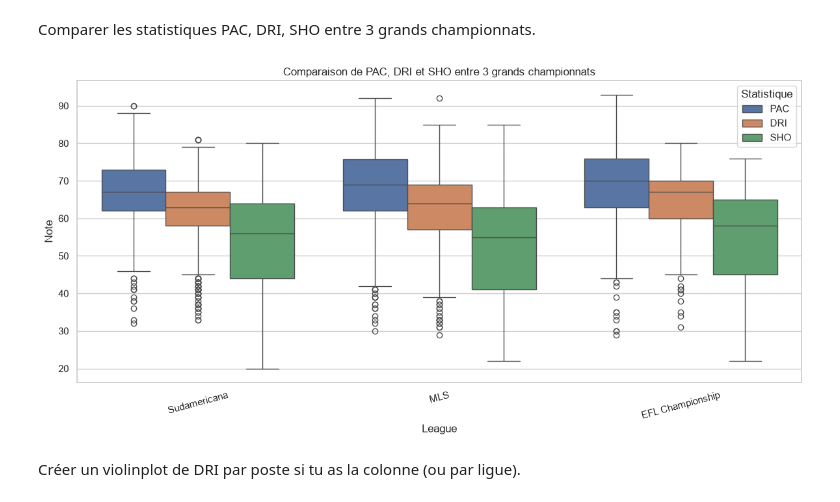
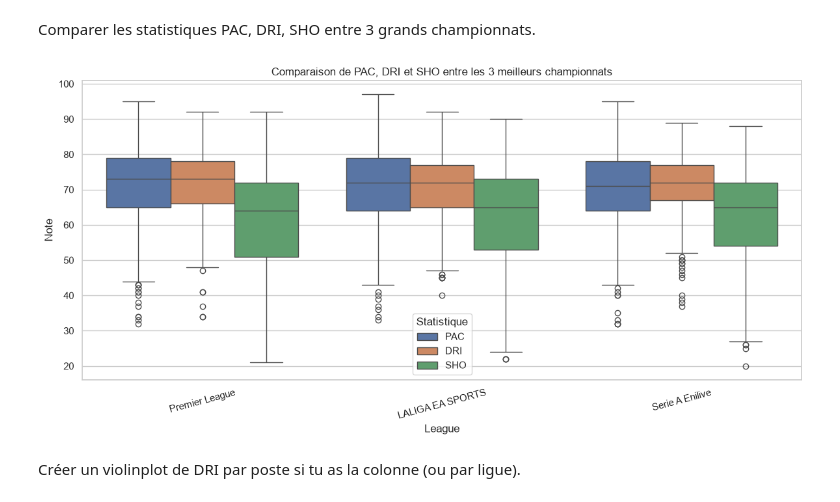
Before and after one commit to Maxime-casr/D-tection-Joueur, a Jupyter notebook: TP_Maxime_Casteras.ipynb, the cells around one changed output. Saved outputs shown, nothing was run; the diff lists cells and outputs as text; code cells hidden in the pictures.

```diff
--- a/code.ipynb
+++ b/TP_Maxime_Casteras.ipynb
@@ -197,3 +197,26 @@ plt.tight_layout()
 plt.show()
 # %% [output]
 [figure]
+# %%
+# Six grands championnats européens
+meilleures_ligues = [
+    'Premier League',
+    'LALIGA EA SPORTS',
+    'Serie A Enilive',
+    'Bundesliga',
+    "Ligue 1 McDonald's",
+    'Liga Portugal'
+]
+trois_meilleures_ligues = meilleures_ligues[:3]
+
+classement_championnats = (
+    df[df['League'].isin(meilleures_ligues)]
+    .groupby('League', as_index=False)
+    .agg(OVR_moyen=('OVR', 'mean'), Nombre_de_joueurs=('OVR', 'size'))
+    .set_index('League')
+    .reindex(meilleures_ligues)
+    .reset_index()
+)
+
+print('Six grands championnats retenus :')
+print(classement_championnats.round(2).to_string(index=False))
@@ -200,22 +232,27 @@ plt.show()
 # %% [markdown]
 Comparer les statistiques PAC, DRI, SHO entre 3 grands championnats.
 # %%
-trois_ligues = df['League'].value_counts().head(3).index
-donnees_trois_ligues = df[df['League'].isin(trois_ligues)].melt(
+donnees_trois_ligues = df[df['League'].isin(trois_meilleures_ligues)].melt(
     id_vars='League', value_vars=['PAC', 'DRI', 'SHO'],
     var_name='Statistique', value_name='Note'
 )
 
 plt.figure(figsize=(12, 6))
-sns.boxplot(data=donnees_trois_ligues, x='League', y='Note', hue='Statistique', order=trois_ligues)
-plt.title('Comparaison de PAC, DRI et SHO entre 3 grands championnats')
+sns.boxplot(
+    data=donnees_trois_ligues,
+    x='League',
+    y='Note',
+    hue='Statistique',
+    order=trois_meilleures_ligues
+)
+plt.title('Comparaison de PAC, DRI et SHO entre les 3 meilleurs championnats')
 plt.xlabel('League')
 plt.ylabel('Note')
 plt.xticks(rotation=15)
 plt.tight_layout()
 plt.show()
 # %% [output]
-[figure, old version]
+[figure, new version]
 # %% [markdown]
 Créer un violinplot de DRI par poste si tu as la colonne (ou par ligue).
 # %%
```
Also changed, not shown: parts of 14 cells of this notebook.
